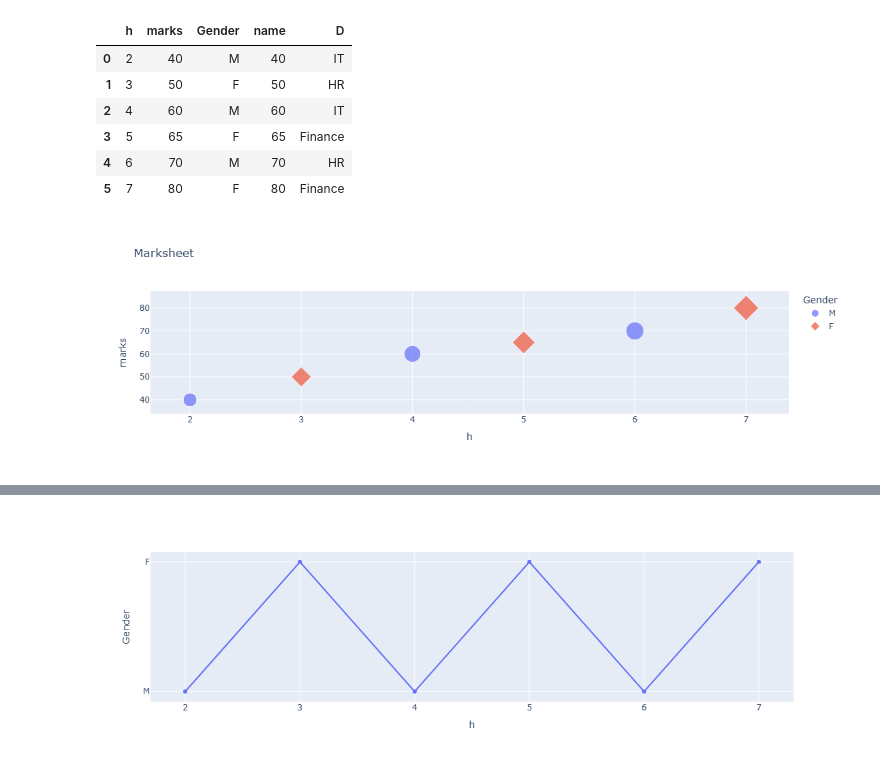
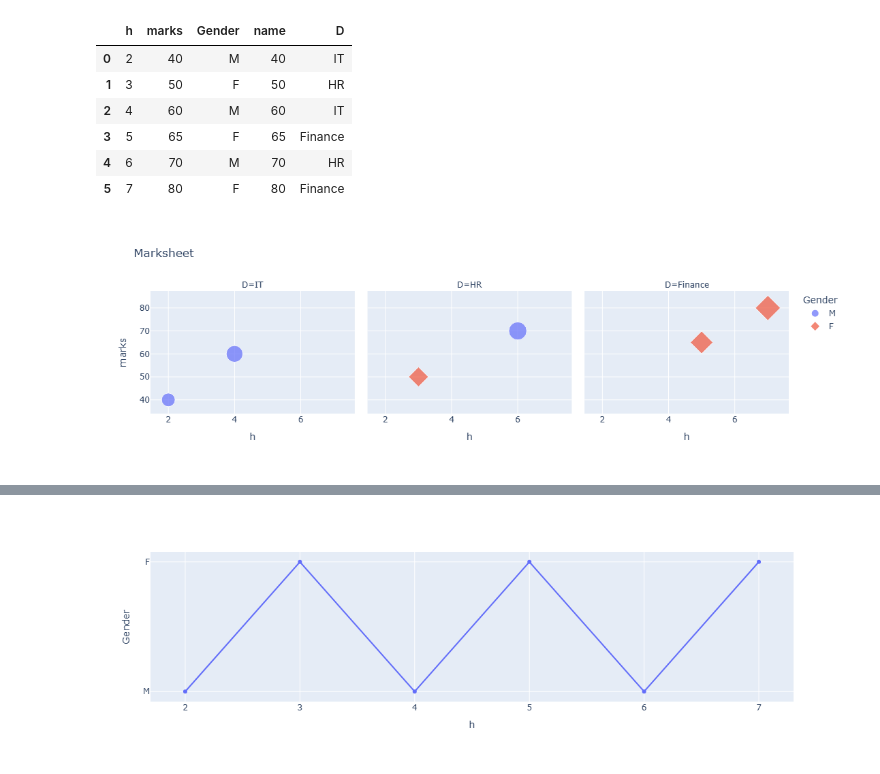
Before and after one commit to ishaagarwal18/Python, a Jupyter notebook: Plotly.ipynb, the cells around one changed output, grey strips where cells are left out. Saved outputs shown, nothing was run; the diff lists cells and outputs as text; code cells hidden in the pictures.

```diff
--- a/Plotly.ipynb
+++ b/Plotly.ipynb
@@ -131,10 +151,10 @@ df
 | 4 | 6 | 70 | M | 70 | HR |
 | 5 | 7 | 80 | F | 80 | Finance |
 # %%
-fig=px.scatter(df,x="h",y="marks",color="Gender",title="Marksheet",symbol="Gender",size="marks",hover_data=["D","name"],)
+fig=px.scatter(df,x="h",y="marks",color="Gender",title="Marksheet",symbol="Gender",size="marks",hover_data=["D","name"],facet_col="D")
 fig.show()
 # %% [output]
-[figure, old version]
+[figure, new version]
 # %%
 fig=px.scatter_3d(df,x="h",y="marks",z="Gender",color="Gender",title="Marksheet",symbol="Gender",size="marks",hover_data=["D","name"],)
 fig.show()
```
Also changed, not shown: parts of 5 cells of this notebook, 27 other files.
